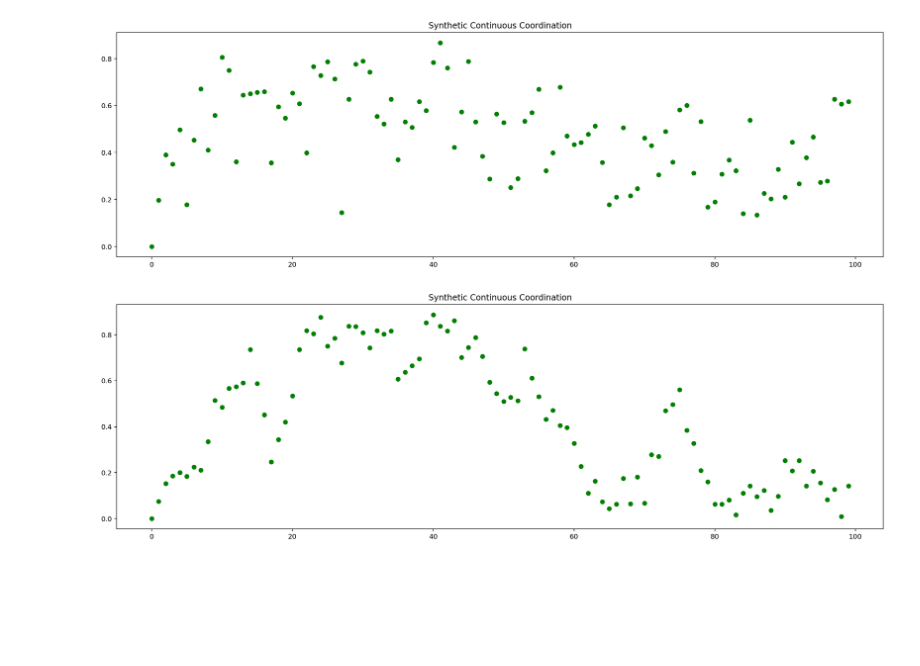
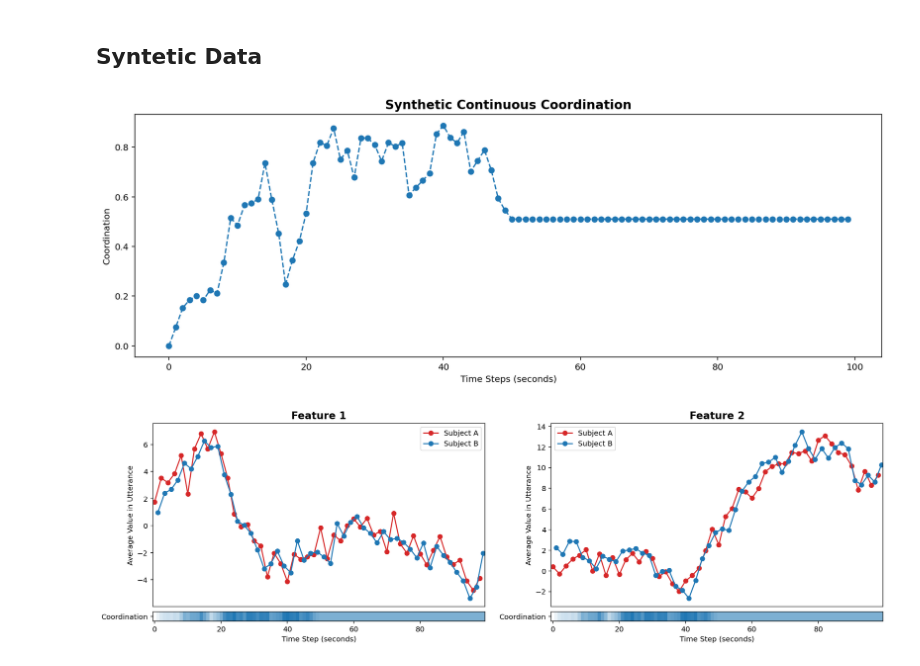
Before and after one commit to paulosoaresua/tomcat-coordination_analysis, a Jupyter notebook: notebooks/Coordination Model - Vocalics Component (Soft Coupling).ipynb, the cells around one changed output. Cells and saved outputs as stored; diff of their text form; code cells hidden in the pictures; blank space fills up the shorter version.

Commit message:
Updating notebook for continuous vocalics and generating data.

```diff
--- a/notebooks/Coordination Model - Vocalics Component (Soft Coupling).ipynb
+++ b/notebooks/Coordination Model - Vocalics Component (Soft Coupling).ipynb
@@ -139,6 +47,59 @@ samples = estimate_continuous_coordination(10000, multi_dim_a, multi_dim_b, 0, 0
-# %%
-plot_coordination(np.mean(samples[-500:, :], axis=0))
-plot_coordination(continuous_cs)
-# %% [output]
-[figure, removed]
-[figure, removed]
+# %%
+# Constants
+SEED = 0 # For reproducibility
+OBSERVATION_DENSITY = 1 # Proportion of timesteps with observation
+NUM_TIME_STEPS = 100
+M = int(NUM_TIME_STEPS/2) # We assume coordination in the second half of the period is constant for now
+NUM_FEATURES = 2
+
+# Parameters of the distributions
+MEAN_COORDINATION_PRIOR = 0; STD_COORDINATION_PRIOR = 0 # The process starts with no coordination
+STD_COORDINATION_DRIFT = 0.1 # Coordination drifts little
+MEAN_PRIOR_A = np.zeros(NUM_FEATURES)
+MEAN_PRIOR_B = np.zeros(NUM_FEATURES)
+STD_PRIOR_A = np.ones(NUM_FEATURES)
+STD_PRIOR_B = np.ones(NUM_FEATURES)
+STD_COUPLING_A = np.ones(NUM_FEATURES)
+STD_COUPLING_B = np.ones(NUM_FEATURES)
+# %% [markdown]
+## Syntetic Data
+# %%
+generator = ContinuousCoordinationGenerator(num_time_steps=NUM_TIME_STEPS,
+                                            prior_mean=MEAN_COORDINATION_PRIOR,
+                                            prior_std=STD_COORDINATION_PRIOR,
+                                            transition_std=STD_COORDINATION_DRIFT)
+continuous_cs = generator.generate(SEED)
+continuous_cs[M:] = continuous_cs[M]
+
+fig = plt.figure(figsize=(15,5))
+plot_continuous_coordination(ax=fig.gca(),
+                             coordination=continuous_cs,
+                             color="tab:blue",
+                             title="Synthetic Continuous Coordination",
+                             xaxis_label="Time Steps (seconds)")
+# %% [output]
+[figure, added]
+# %%
+generator = VocalicsGeneratorForContinuousCoordination(coordination_series=continuous_cs,
+                                                       num_vocalic_features=NUM_FEATURES,
+                                                       time_scale_density=OBSERVATION_DENSITY,
+                                                       mean_prior_a=MEAN_PRIOR_A,
+                                                       mean_prior_b=MEAN_PRIOR_B,
+                                                       std_prior_a=STD_PRIOR_A,
+                                                       std_prior_b=STD_PRIOR_B,
+                                                       std_coupling_a=STD_COUPLING_A,
+                                                       std_coupling_b=STD_COUPLING_B)
+vocalics_a, vocalics_b = generator.generate(SEED)
+
+fig, axs = plt.subplots(1, 2, figsize=(18,5))
+plot_vocalic_features(axs, vocalics_a, vocalics_b, ["Feature 1", "Feature 2"], False)
+add_continuous_coordination_bar(main_ax=axs[0],
+                                coordination_series=[continuous_cs],
+                                coordination_colors=["tab:blue"],
+                                labels=["Coordination"])
+add_continuous_coordination_bar(main_ax=axs[1],
+                                coordination_series=[continuous_cs],
+                                coordination_colors=["tab:blue"],
+                                labels=["Coordination"])
+# %% [output]
+[figure, added]
```
Also changed, not shown: parts of 10 cells of this notebook, 4 other files.
